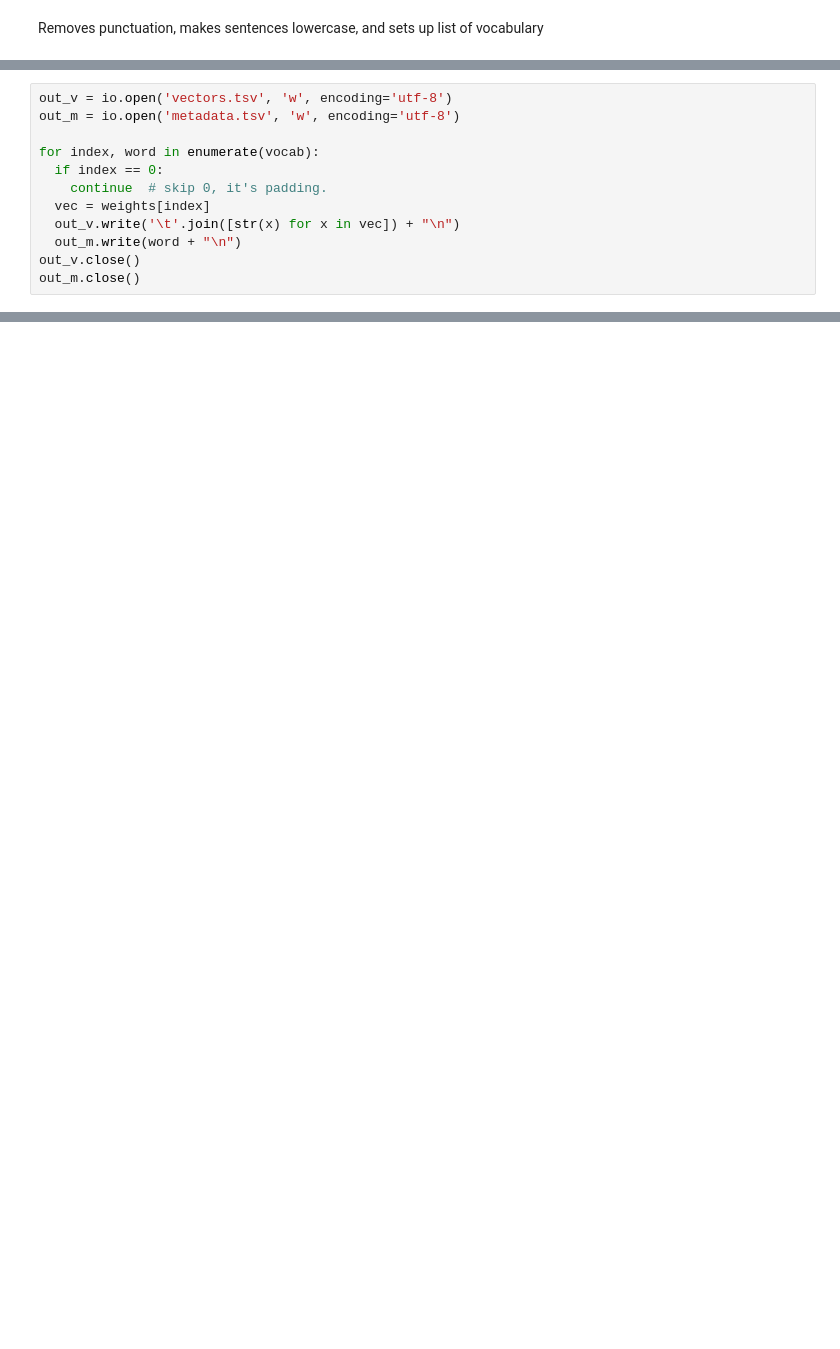
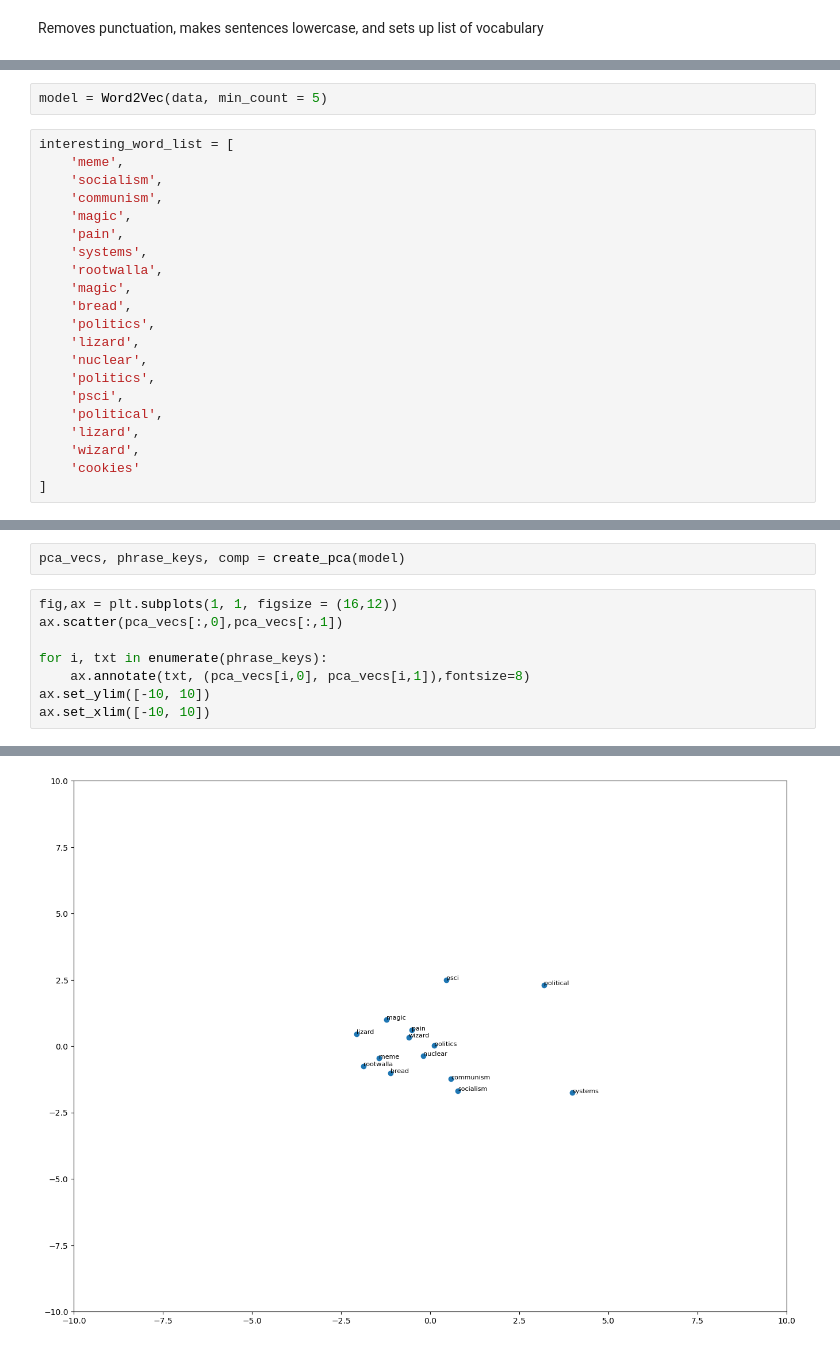
Before and after one commit to danilka4/chairdelure, a Jupyter notebook: notebooks/pca.ipynb, the cells around one changed output, grey strips where cells are left out. Cells and saved outputs as stored; diff of their text form; blank space fills up the shorter version.

```diff
--- a/notebooks/pca.ipynb
+++ b/notebooks/pca.ipynb
@@ -216,12 +40,0 @@ vocab = vectorize_layer.get_vocabulary()
-# %%
-out_v = io.open('vectors.tsv', 'w', encoding='utf-8')
-out_m = io.open('metadata.tsv', 'w', encoding='utf-8')
-
-for index, word in enumerate(vocab):
-  if index == 0:
-    continue  # skip 0, it's padding.
-  vec = weights[index]
-  out_v.write('\t'.join([str(x) for x in vec]) + "\n")
-  out_m.write(word + "\n")
-out_v.close()
-out_m.close()
@@ -233,0 +41,23 @@ INFO:tensorflow:Assets written to: pca.model/assets
+# %%
+model = Word2Vec(data, min_count = 5)
+# %%
+interesting_word_list = [
+    'meme',
+    'socialism',
+    'communism',
+    'magic',
+    'pain',
+    'systems',
+    'rootwalla',
+    'magic',
+    'bread',
+    'politics',
+    'lizard',
+    'nuclear',
+    'politics',
+    'psci',
+    'political',
+    'lizard',
+    'wizard',
+    'cookies'
+]
@@ -233,0 +124,11 @@ INFO:tensorflow:Assets written to: pca.model/assets
+# %%
+pca_vecs, phrase_keys, comp = create_pca(model)
+# %%
+fig,ax = plt.subplots(1, 1, figsize = (16,12))
+ax.scatter(pca_vecs[:,0],pca_vecs[:,1])
+
+for i, txt in enumerate(phrase_keys):
+    ax.annotate(txt, (pca_vecs[i,0], pca_vecs[i,1]),fontsize=8)
+ax.set_ylim([-10, 10])
+ax.set_xlim([-10, 10])
+# %% [output]
@@ -233,0 +136 @@ INFO:tensorflow:Assets written to: pca.model/assets
+[figure, added]
```
Also changed, not shown: parts of 21 cells of this notebook.
